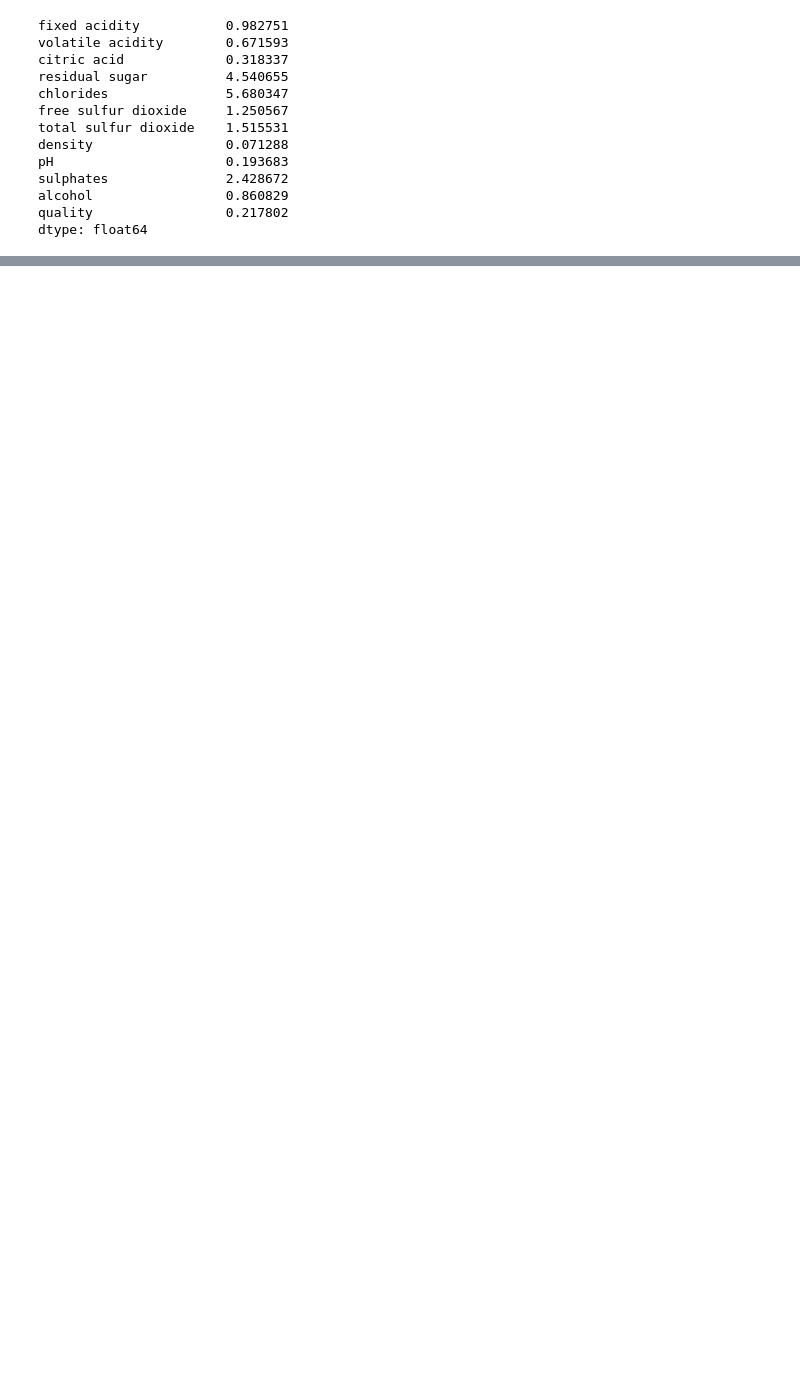
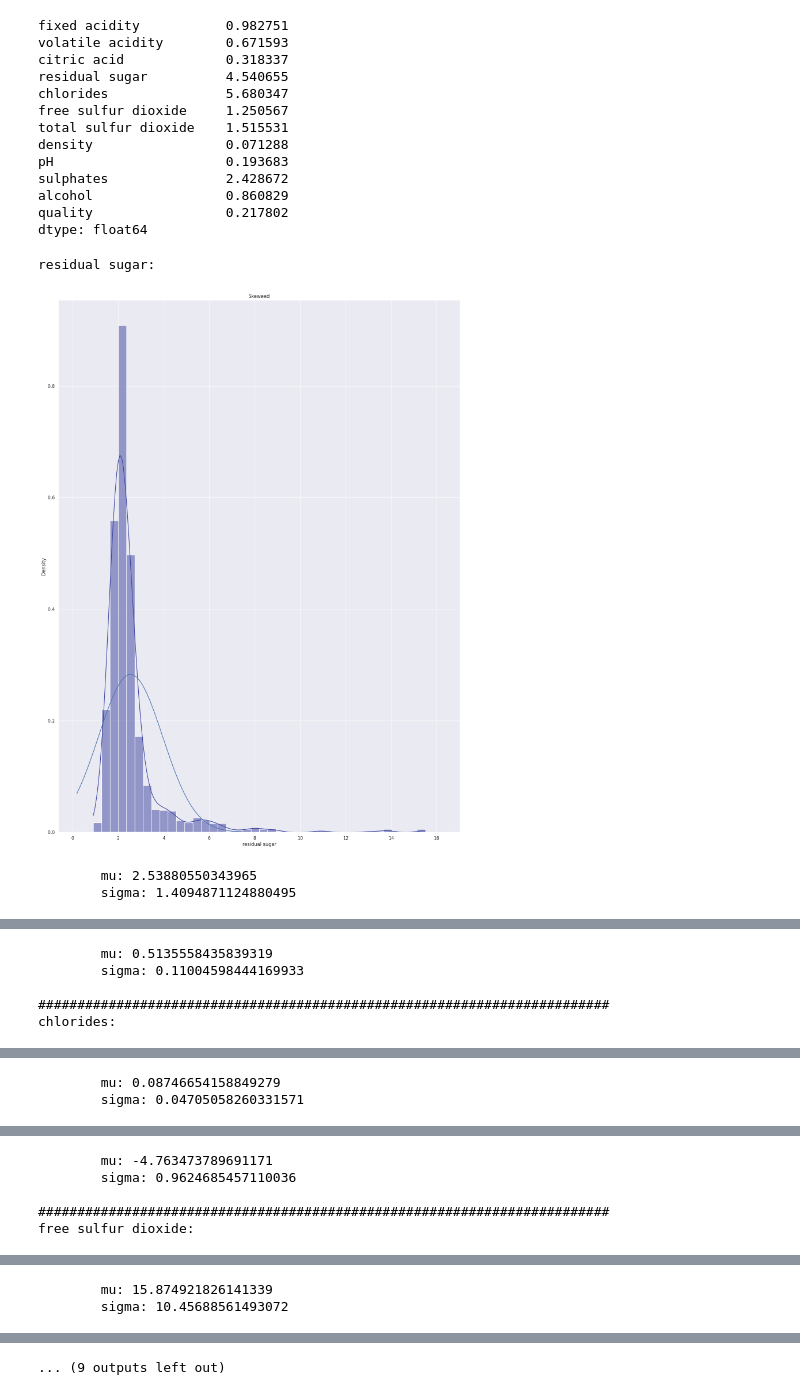
Before and after one commit to AnthonyLzq/py-macro, a Jupyter notebook: pc2.ipynb, the cells around one changed output, grey strips where cells are left out. Drawn from its saved outputs; the diff is of its cells as text; code cells hidden in the pictures; blank space fills up the shorter version.

```diff
--- a/pc2.ipynb
+++ b/pc2.ipynb
@@ -122,3 +113,50 @@ sulphates               2.428672
 alcohol                 0.860829
 quality                 0.217802
 dtype: float64
+# %%
+skews = ['residual sugar', 'chlorides', 'free sulfur dioxide', 'total sulfur dioxide', 'sulphates']
+
+wine_colors = ['#3B429F', '#AA7DCE', '#F5D7E3', '#F4A5AE', '#A8577E']
+df = wines_df.copy()
+
+for i in skews:
+  print(f'{i}:')
+  mu, sigma = norm.fit(df[i])
+  sns.set_style('darkgrid')
+  sk_plot = sns.histplot(
+    df[i],
+    kde = True,
+    color = wine_colors[0],
+    bins = 40, # type: ignore
+    stat = 'density'
+  )
+  aux = np.linspace(*sk_plot.get_xlim(), 100) # type: ignore
+
+  sk_plot.plot(aux, norm.pdf(aux, mu, sigma))
+  plt.title('Skeweed')
+  plt.show()
+  print(f'\tmu: {mu}')
+  print(f'\tsigma: {sigma}')
+
+  df[i], lam = boxcox(df[i])  # type: ignore
+  mu, sigma = norm.fit(df[i])
+  sns.set_style('darkgrid')
+  norm_plot = sns.histplot(
+    df[i],
+    kde = True,
+    color = wine_colors[1],
+    bins = 40, # type: ignore
+    stat = 'density'
+  )
+  aux = np.linspace(*norm_plot.get_xlim(), 100) # type: ignore
+  norm_plot.plot(aux, norm.pdf(aux, mu, sigma))
+  plt.title('Transformed')
+  plt.show()
+  print(f'\tmu: {mu}')
+  print(f'\tsigma: {sigma}')
+  print('\n#########################################################################')
+# %% [output]
+residual sugar:
+[figure, added]
+        mu: 2.53880550343965
+        sigma: 1.4094871124880495
@@ -124,0 +164,5 @@ dtype: float64
+        mu: 0.5135558435839319
+        sigma: 0.11004598444169933
+
+#########################################################################
+chlorides:
@@ -124,0 +170,2 @@ dtype: float64
+        mu: 0.08746654158849279
+        sigma: 0.04705058260331571
@@ -124,0 +173,5 @@ dtype: float64
+        mu: -4.763473789691171
+        sigma: 0.9624685457110036
+
+#########################################################################
+free sulfur dioxide:
@@ -124,0 +179,2 @@ dtype: float64
+        mu: 15.874921826141339
+        sigma: 10.45688561493072
@@ -124,0 +182 @@ dtype: float64
+... (9 outputs left out)
```
Also changed, not shown: parts of 15 cells of this notebook.
